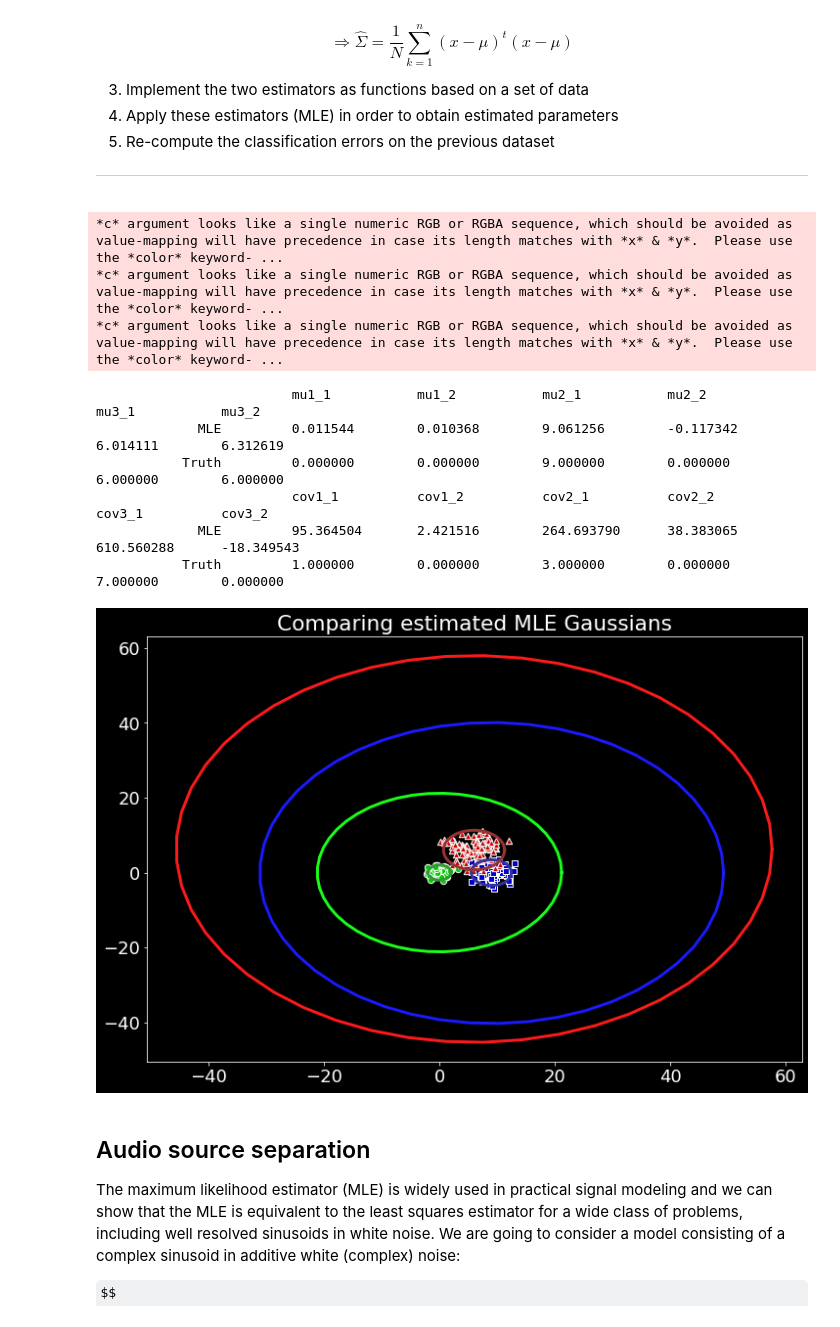
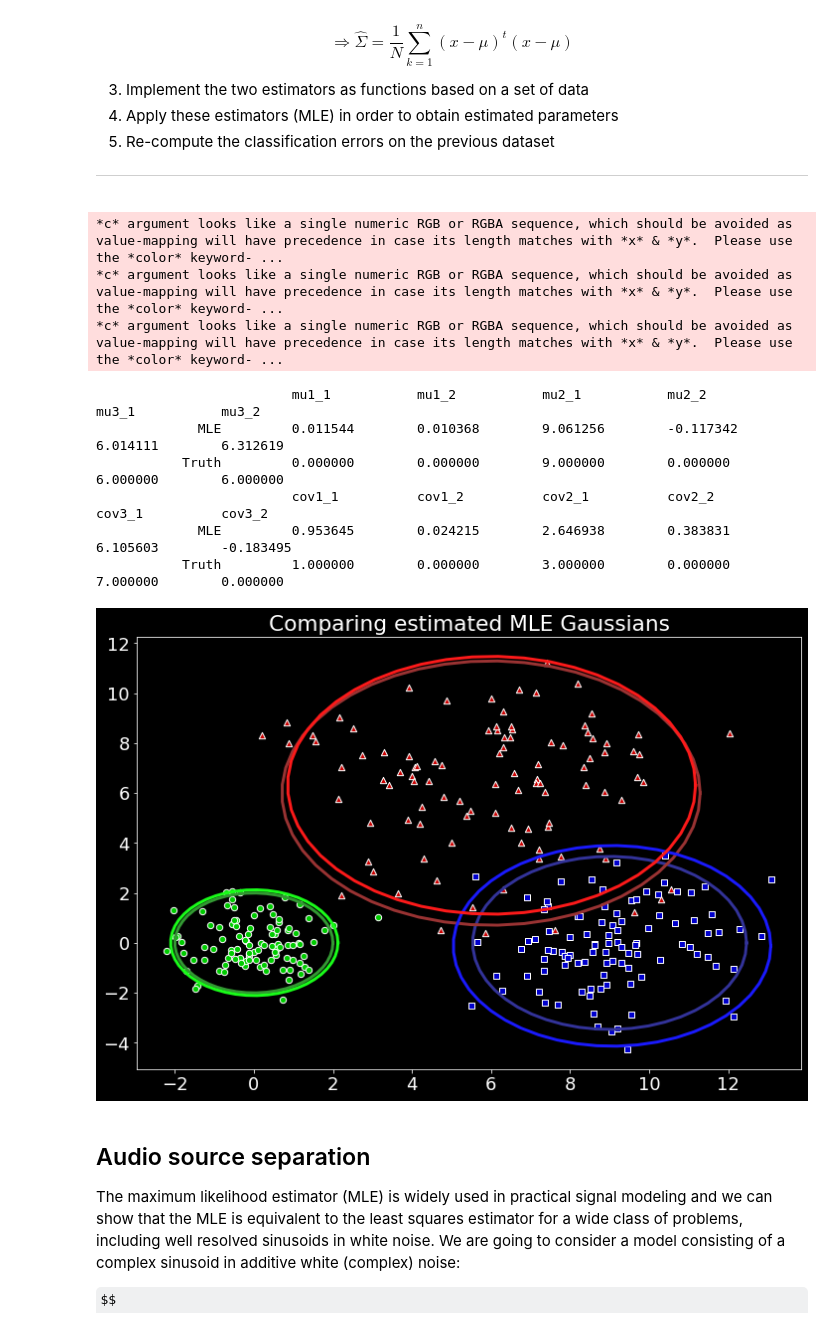
Before and after one commit to ivanlmh/atiam_ml, a Jupyter notebook: 05a_bayesian_inference.ipynb, the cells around one changed output. Drawn from its saved outputs; the diff is of its cells as text; code cells hidden in the pictures; some formulas as TeX source.

```diff
--- a/05a_bayesian_inference.ipynb
+++ b/05a_bayesian_inference.ipynb
@@ -666,7 +666,7 @@ def mle_covariance(x_samples, mu_est):
 
     ######################
     # YOUR CODE GOES HERE
-    cov_est_ = ((x_samples.T-mu_est) @ (x_samples.T-mu_est).T)
+    cov_est_ = ((x_samples-mu_est.T).T @ (x_samples-mu_est.T)/x_samples.shape[0])
     ######################
 
     return cov_est_
@@ -682,35 +682,35 @@ print('%16s \t %f \t %f \t %f \t %f \t %f \t %f' % ('Truth', cov1[0, 0], cov1[1,
 mu_estimates = {};
 mu_estimates[0] = np.array([mu_est_1]).transpose()
 mu_estimates[1] = np.array([mu_est_2]).transpose()
 mu_estimates[2] = np.array([mu_est_3]).transpose()
 cov_estimates = {};
 cov_estimates[0] = cov_est_1;
 cov_estimates[1] = cov_est_2;
 cov_estimates[2] = cov_est_3;
 
 # Plot the corresponding data
 plt.figure(figsize=(12, 8))
 plt.scatter(x1samples[:,0], x1samples[:,1], s=40, marker='o', c=[0, 0.8, 0], edgecolors='w');
 plt.scatter(x2samples[:,0], x2samples[:,1], s=40, marker='s', c=[0, 0, 0.8], edgecolors='w');
 plt.scatter(x3samples[:,0], x3samples[:,1], s=40, marker='^', c=[0.8, 0, 0], edgecolors='w');
 h = plot_gaussian_ellipsoid(mu1, cov1, 2, color=[0.2, 0.6, 0.2]);
 h = plot_gaussian_ellipsoid(mu2, cov2, 2, color=[0.2, 0.2, 0.6]);
 h = plot_gaussian_ellipsoid(mu3, cov3, 2, color=[0.6, 0.2, 0.2]);
 h = plot_gaussian_ellipsoid(mu_est_1, cov_est_1, 2, color=[0.1, 0.99, 0.1]);
 h = plot_gaussian_ellipsoid(mu_est_2, cov_est_2, 2, color=[0.1, 0.1, 0.99]);
 h = plot_gaussian_ellipsoid(mu_est_3, cov_est_3, 2, color=[0.99, 0.1, 0.1]);
 plt.title('Comparing estimated MLE Gaussians');
 # %% [output]
 *c* argument looks like a single numeric RGB or RGBA sequence, which should be avoided as value-mapping will have precedence in case its length matches with *x* & *y*.  Please use the *color* keyword- ...
 *c* argument looks like a single numeric RGB or RGBA sequence, which should be avoided as value-mapping will have precedence in case its length matches with *x* & *y*.  Please use the *color* keyword- ...
 *c* argument looks like a single numeric RGB or RGBA sequence, which should be avoided as value-mapping will have precedence in case its length matches with *x* & *y*.  Please use the *color* keyword- ...
                          mu1_1           mu1_2           mu2_1           mu2_2           mu3_1           mu3_2
              MLE         0.011544        0.010368        9.061256        -0.117342       6.014111        6.312619
            Truth         0.000000        0.000000        9.000000        0.000000        6.000000        6.000000
                          cov1_1          cov1_2          cov2_1          cov2_2          cov3_1          cov3_2
-             MLE         95.364504       2.421516        264.693790      38.383065       610.560288      -18.349543
+             MLE         0.953645        0.024215        2.646938        0.383831        6.105603        -0.183495
            Truth         1.000000        0.000000        3.000000        0.000000        7.000000        0.000000
-[figure, old version]
+[figure, new version]
 # %% [markdown]
 ## Audio source separation
 
```
